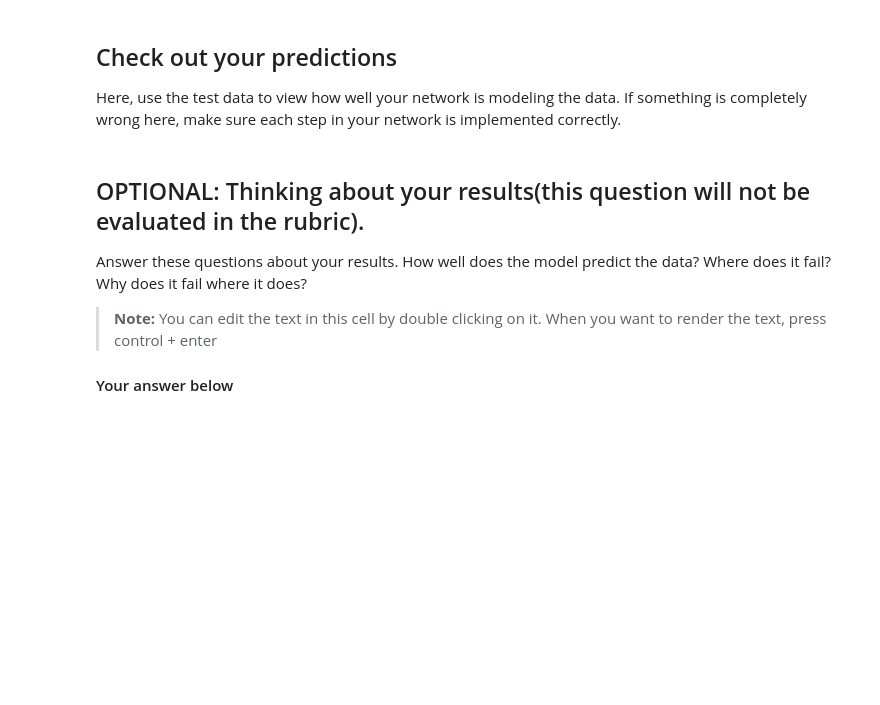
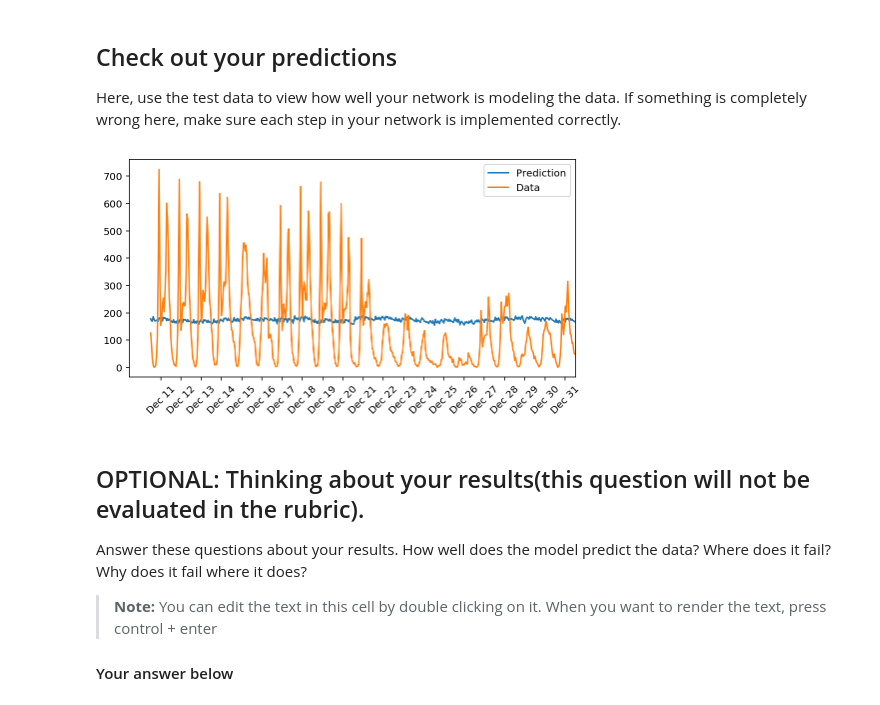
Before and after one commit to HarryTanME/deep-learning, a Jupyter notebook: first-neural-network/Your_first_neural_network.ipynb, the cells around one changed output. Cells and saved outputs as stored; diff of their text form; code cells hidden in the pictures; blank space fills up the shorter version.

```diff
--- a/first-neural-network/Your_first_neural_network.ipynb
+++ b/first-neural-network/Your_first_neural_network.ipynb
@@ -353,17 +354,19 @@ Here, use the test data to view how well your network is modeling the data. If s
 # %%
 fig, ax = plt.subplots(figsize=(8,4))
 
 mean, std = scaled_features['cnt']
 predictions = network.run(test_features).T*std + mean
-ax.plot(predictions[0], label='Prediction')
+ax.plot(predictions, label='Prediction')
 ax.plot((test_targets['cnt']*std + mean).values, label='Data')
 ax.set_xlim(right=len(predictions))
 ax.legend()
 
 dates = pd.to_datetime(rides.ix[test_data.index]['dteday'])
 dates = dates.apply(lambda d: d.strftime('%b %d'))
 ax.set_xticks(np.arange(len(dates))[12::24])
 _ = ax.set_xticklabels(dates[12::24], rotation=45)
+# %% [output]
+[figure, added]
 # %% [markdown]
 ## OPTIONAL: Thinking about your results(this question will not be evaluated in the rubric).
 
```
Also changed, not shown: parts of 2 cells of this notebook, 1 other file.
